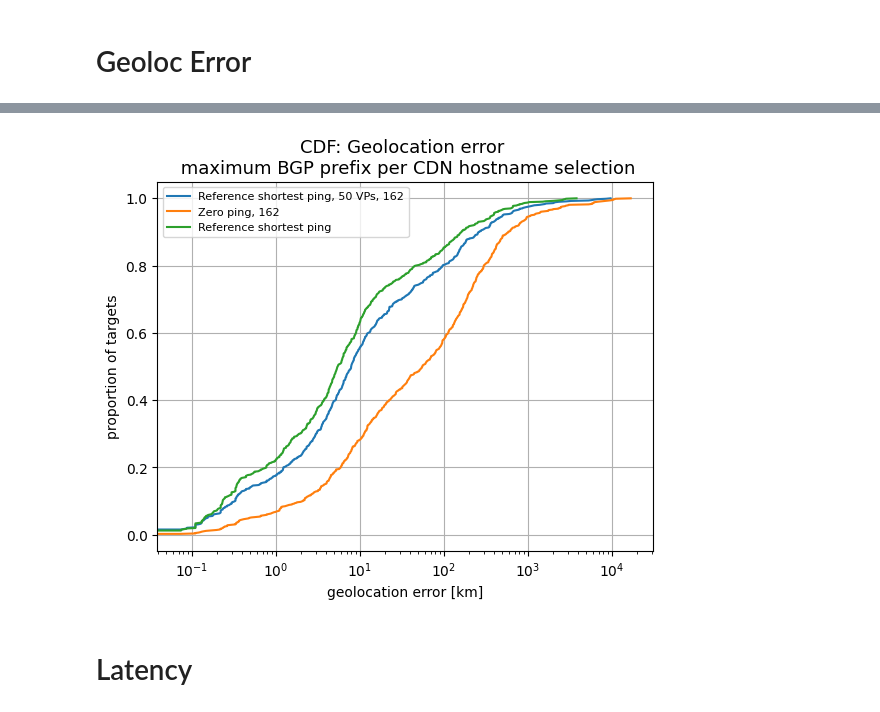
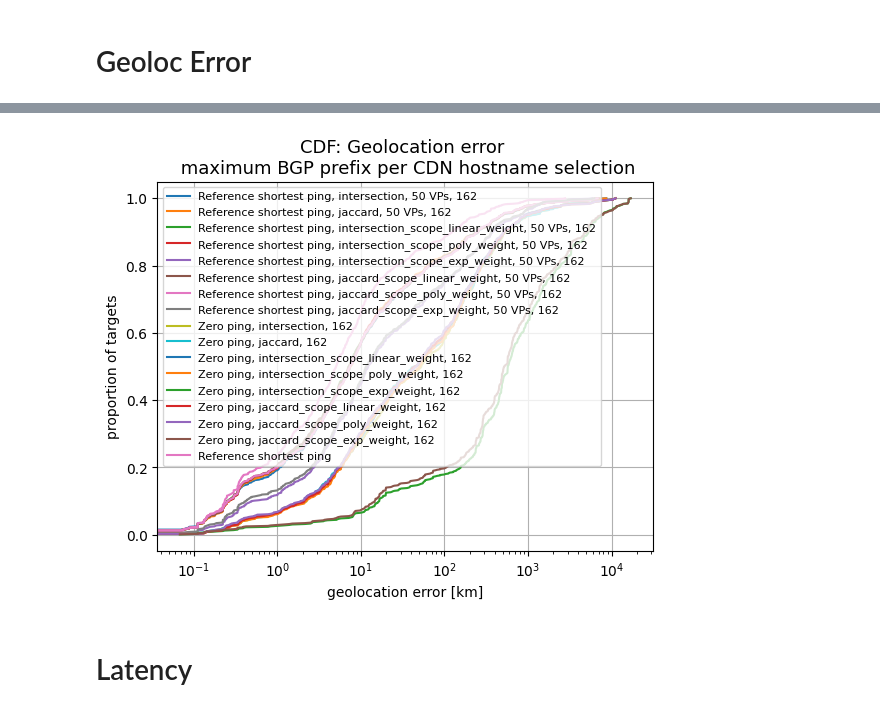
Before and after one commit to dioptra-io/georesolver, a Jupyter notebook: geogiant/evaluation/evaluation.ipynb, the cells around one changed output, grey strips where cells are left out. Saved outputs shown, nothing was run; the diff lists cells and outputs as text; code cells hidden in the pictures.

Commit message:
eval

```diff
--- a/geogiant/evaluation/evaluation.ipynb
+++ b/geogiant/evaluation/evaluation.ipynb
@@ -71,6 +71,7 @@ eval_files = [
     # "results__AMAZON-02_10_greedy_per_cdn.pickle",
     # "results__AMAZON-02_100_greedy_per_cdn.pickle",
     # "results__AMAZON-02_500_greedy_per_cdn.pickle",
+    # "results__AMAZON-02_1000_greedy_per_cdn.pickle",
     "results__all_cdns_10_hostname_per_cdn_max_bgp_prefix.pickle",
 ]
 
@@ -84,39 +85,62 @@ for file in eval_files:
         ref_shortest_ping_results, "ref_shortest_ping_vp"
     )
 
-    results_answer_subnet = eval.results_answer_subnets
+    results_answer_subnet = eval.results_answer_bgp_prefixes
 
     score_config = eval.target_scores.score_config
     for cdn, hostnames in score_config["hostname_per_cdn"].items():
         logger.info(f"CDN:: {cdn}, {len(hostnames)} hostnames selected")
 
-    d_error_per_budget = defaultdict(list)
-    for target, target_results in results_answer_subnet.items():
-        for budget, ecs_shortest_ping_vp in target_results[
-            "ecs_shortest_ping_vp_per_budget"
+    d_error_per_budget = defaultdict(dict)
+    for target, target_results_per_metric in results_answer_subnet.items():
+        for metric, target_results in target_results_per_metric[
+            "result_per_metric"
         ].items():
-            d_error_per_budget[budget].append(ecs_shortest_ping_vp["d_error"])
+            for budget, ecs_shortest_ping_vp in target_results[
+                "ecs_shortest_ping_vp_per_budget"
+            ].items():
+                try:
+                    d_error_per_budget[metric][budget].append(
+                        ecs_shortest_ping_vp["d_error"]
+                    )
+                except KeyError:
+                    d_error_per_budget[metric][budget] = [
+                        ecs_shortest_ping_vp["d_error"]
+                    ]
 
-    for budget, d_errors in d_error_per_budget.items():
-        if budget in [50]:
-            x, y = ecdf([d for d in d_errors])
-            m_error = round(np.median(d_errors), 2)
-            ax1.plot(
-                x,
-                y,
-                label=f"Reference shortest ping, {budget} VPs, {len(eval.target_scores.hostnames)}",
-            )
+    for metric in d_error_per_budget:
+        for budget, d_errors in d_error_per_budget[metric].items():
+            if budget in [50]:
+                x, y = ecdf([d for d in d_errors])
+                m_error = round(np.median(d_errors), 2)
+                ax1.plot(
+                    x,
+                    y,
+                    label=f"Reference shortest ping, {metric}, {budget} VPs, {len(eval.target_scores.hostnames)}",
+                )
 
-            logger.info(f"ECS shortest ping:: median_error={round(m_error, 2)} [km]")
+                logger.info(
+                    f"ECS shortest ping:: {metric}, median_error={round(m_error, 2)} [km]"
+                )
 
-    x, y = ecdf([r["no_ping_vp"]["d_error"] for r in results_answer_subnet.values()])
-    ax1.plot(x, y, label=f"Zero ping, {len(eval.target_scores.hostnames)}")
-    m_error = round(
-        np.median([r["no_ping_vp"]["d_error"] for r in results_answer_subnet.values()]),
-        2,
-    )
+    no_ping_per_metric = defaultdict(list)
+    for target, target_results_per_metric in results_answer_subnet.items():
+        for metric, target_results in target_results_per_metric[
+            "result_per_metric"
+        ].items():
+            no_ping_per_metric[metric].append(target_results["no_ping_vp"]["d_error"])
 
-    logger.info(f"Zero ping:: median_error={round(m_error, 2)} [km]")
+    for metric, cdf in no_ping_per_metric.items():
+        x, y = ecdf([r for r in cdf])
+        ax1.plot(
+            x, y, label=f"Zero ping, {metric}, {len(eval.target_scores.hostnames)}"
+        )
+        m_error = round(
+            np.median([r for r in cdf]),
+            2,
+        )
+
+        logger.info(f"Zero ping:: {metric}, median_error={round(m_error, 2)} [km]")
 
 ref_shortest_ping_m_d = get_median_dist_error(
     ref_shortest_ping_results, "ref_shortest_ping_vp"
@@ -163 +187 @@ plt.show()
-[figure, old version]
+[figure, new version]
```
Also changed, not shown: parts of 4 cells of this notebook, 4 other files.
